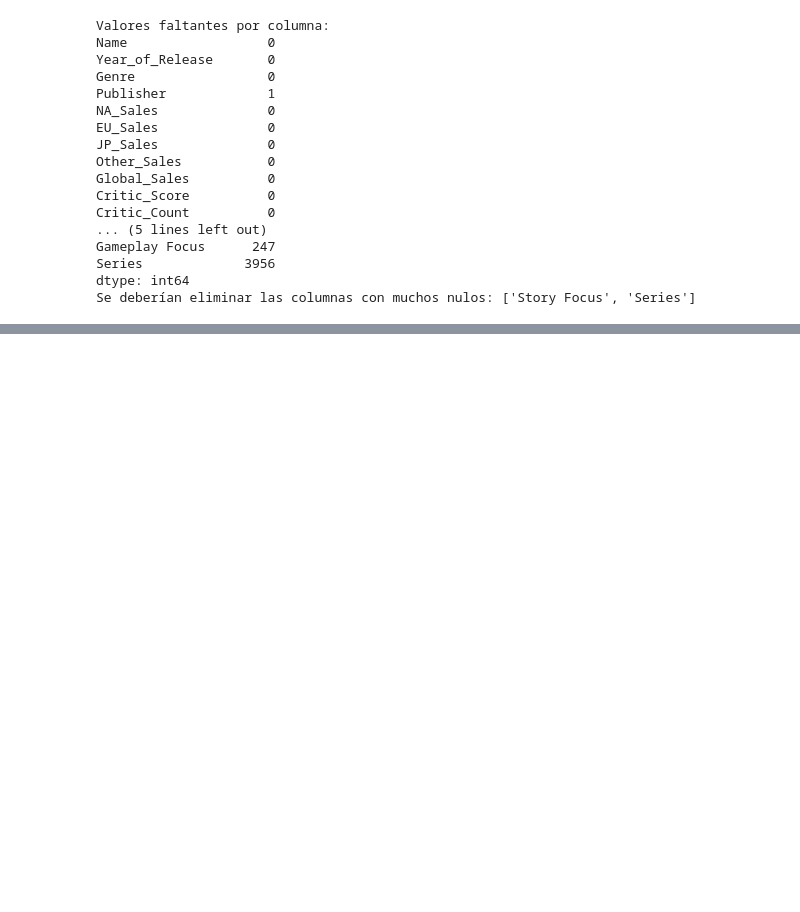
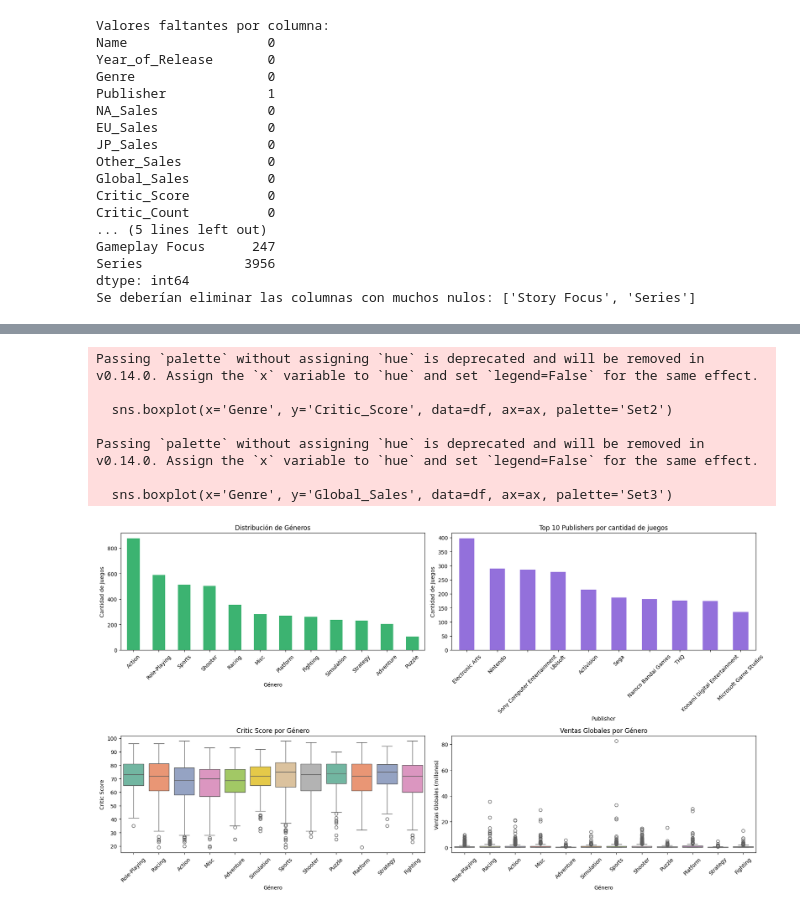
Before and after one commit to maxidalesio/coderhouse_datascience_mdalesio, a Jupyter notebook: analisis_videogames.ipynb, the cells around one changed output, grey strips where cells are left out. Cells and saved outputs as stored; diff of their text form; code cells hidden in the pictures; blank space fills up the shorter version.

```diff
--- a/analisis_videogames.ipynb
+++ b/analisis_videogames.ipynb
@@ -317,0 +315,60 @@ plt.show()
+# %%
+import matplotlib.pyplot as plt
+import seaborn as sns
+
+# Crear figura y ejes para 4 subplots (2x2)
+fig, axs = plt.subplots(2, 2, figsize=(18, 10))
+fig.subplots_adjust(hspace=0.4, wspace=0.25)
+
+# 1. Barras: distribución de géneros
+ax = axs[0, 0]
+df['Genre'].value_counts().plot(kind='bar', color='mediumseagreen', ax=ax)
+ax.set_title('Distribución de Géneros')
+ax.set_xlabel('Género')
+ax.set_ylabel('Cantidad de Juegos')
+ax.tick_params(axis='x', rotation=45)
+
+# 2. Barras: distribución de publishers (top 10)
+ax = axs[0, 1]
+df['Publisher'].value_counts().head(10).plot(kind='bar', color='mediumpurple', ax=ax)
+ax.set_title('Top 10 Publishers por cantidad de juegos')
+ax.set_xlabel('Publisher')
+ax.set_ylabel('Cantidad de Juegos')
+ax.tick_params(axis='x', rotation=45)
+
+# 3. Boxplot: comparar Critic_Score por género
+ax = axs[1, 0]
+if 'Critic_Score' in df.columns:
+    # Usar seaborn para colorear los boxplots
+    sns.boxplot(x='Genre', y='Critic_Score', data=df, ax=ax, palette='Set2')
+    ax.set_title('Critic Score por Género')
+    ax.set_xlabel('Género')
+    ax.set_ylabel('Critic Score')
+    ax.tick_params(axis='x', rotation=45)
+else:
+    ax.axis('off')
+    ax.set_title('No hay columna Critic_Score')
+
+# 4. Boxplot: comparar Global_Sales por género
+ax = axs[1, 1]
+if 'Global_Sales' in df.columns:
+    sns.boxplot(x='Genre', y='Global_Sales', data=df, ax=ax, palette='Set3')
+    ax.set_title('Ventas Globales por Género')
+    ax.set_xlabel('Género')
+    ax.set_ylabel('Ventas Globales (millones)')
+    ax.tick_params(axis='x', rotation=45)
+else:
+    ax.axis('off')
+    ax.set_title('No hay columna Global_Sales')
+
+plt.tight_layout()
+plt.show()
+# %% [output]
+Passing `palette` without assigning `hue` is deprecated and will be removed in v0.14.0. Assign the `x` variable to `hue` and set `legend=False` for the same effect.
+
+  sns.boxplot(x='Genre', y='Critic_Score', data=df, ax=ax, palette='Set2')
+
+Passing `palette` without assigning `hue` is deprecated and will be removed in v0.14.0. Assign the `x` variable to `hue` and set `legend=False` for the same effect.
+
+  sns.boxplot(x='Genre', y='Global_Sales', data=df, ax=ax, palette='Set3')
+[figure, added]
```
Also changed, not shown: parts of 17 cells of this notebook.
